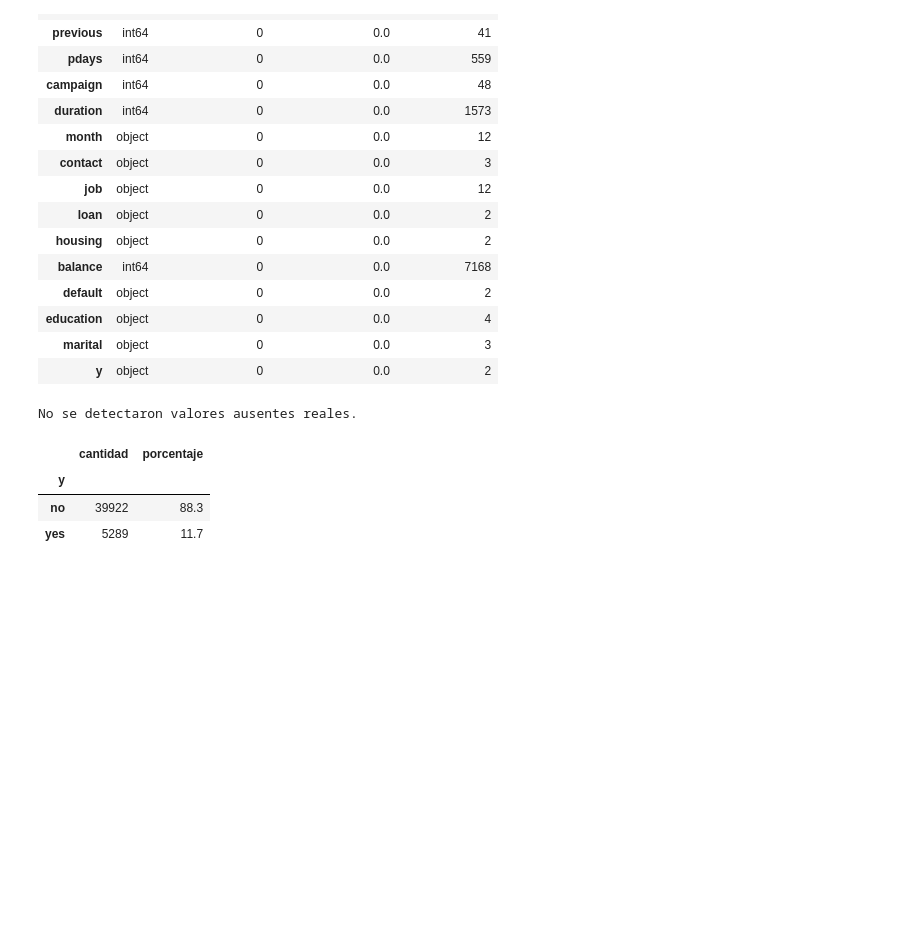
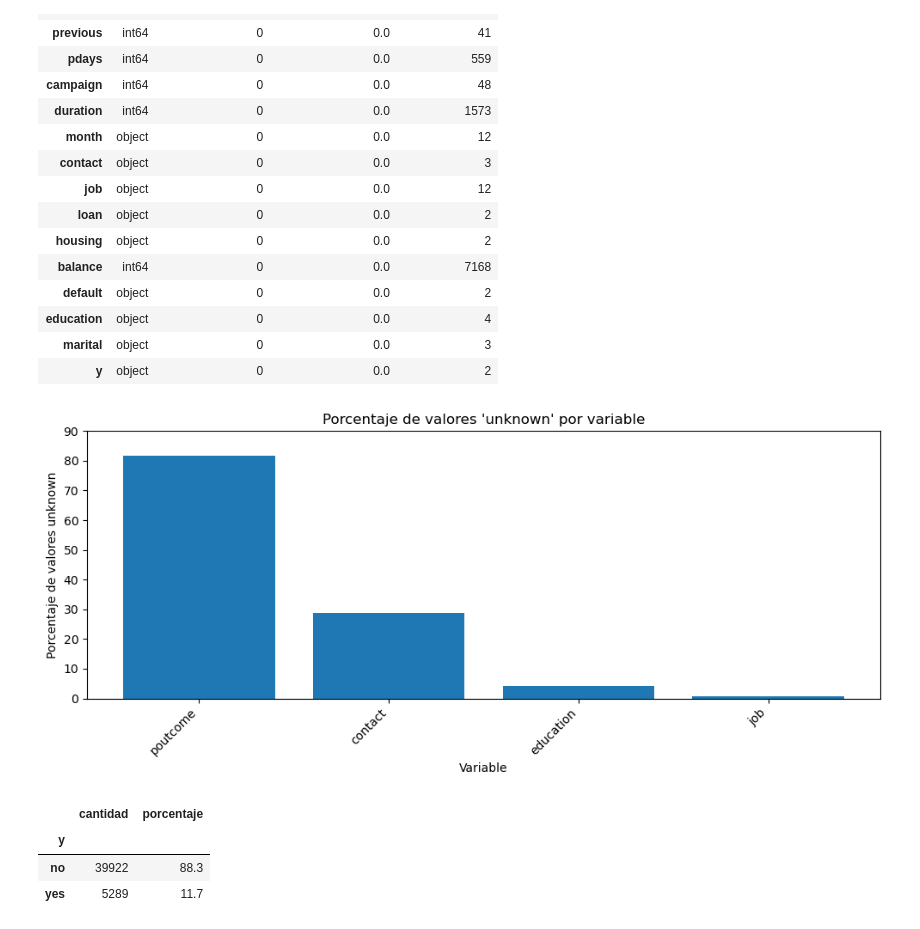
Before and after one commit to CrisSCon/priorizacion-clientes-cdt, a Jupyter notebook: notebooks/01_eda_bank_marketing.ipynb, the cells around one changed output. Cells and saved outputs as stored; diff of their text form; code cells hidden in the pictures; blank space fills up the shorter version.

```diff
--- a/notebooks/01_eda_bank_marketing.ipynb
+++ b/notebooks/01_eda_bank_marketing.ipynb
@@ -228,23 +230,40 @@ display(calidad)
 | marital | object | 0 | 0.0 | 3 |
 | y | object | 0 | 0.0 | 2 |
 # %%
-# Gráfica de porcentaje de ausentes
-ausentes = (df.isna().mean() * 100).sort_values(ascending=False)
-ausentes = ausentes[ausentes > 0]
+# Diagnóstico de valores ausentes reales y categorías unknown
 
-if len(ausentes) > 0:
-    plt.figure(figsize=(10, 5))
-    ausentes.plot(kind="bar")
-    plt.title("Porcentaje de valores ausentes por variable")
-    plt.xlabel("Variable")
-    plt.ylabel("Porcentaje de valores ausentes")
-    plt.xticks(rotation=45, ha="right")
-    plt.tight_layout()
-    plt.show()
-else:
-    print("No se detectaron valores ausentes reales.")
+# Contar los valores unknown por variable
+total_registros = len(df)
+
+conteo_unknown = pd.Series({
+    col: df[col].astype("string").str.strip().str.lower().eq("unknown").sum()
+    for col in df.columns
+})
+
+# Calcular porcentaje y conservar solo variables con unknown
+porcentaje_unknown = (
+    conteo_unknown[conteo_unknown > 0] / total_registros * 100
+).sort_values(ascending=False)
+
+# Gráfica con el estilo original
+plt.figure(figsize=(10, 4.5))
+
+plt.bar(
+    porcentaje_unknown.index,
+    porcentaje_unknown.values,
+    color="tab:blue"
+)
+
+plt.title("Porcentaje de valores 'unknown' por variable")
+plt.xlabel("Variable")
+plt.ylabel("Porcentaje de valores unknown")
+plt.xticks(rotation=45, ha="right")
+plt.ylim(0, 90)
+
+plt.tight_layout()
+plt.show()
 # %% [output]
-No se detectaron valores ausentes reales.
+[figure, added]
 # %%
 conteo_y = df["y"].value_counts()
 porcentaje_y = df["y"].value_counts(normalize=True) * 100
```
Also changed, not shown: parts of 2 cells of this notebook.
